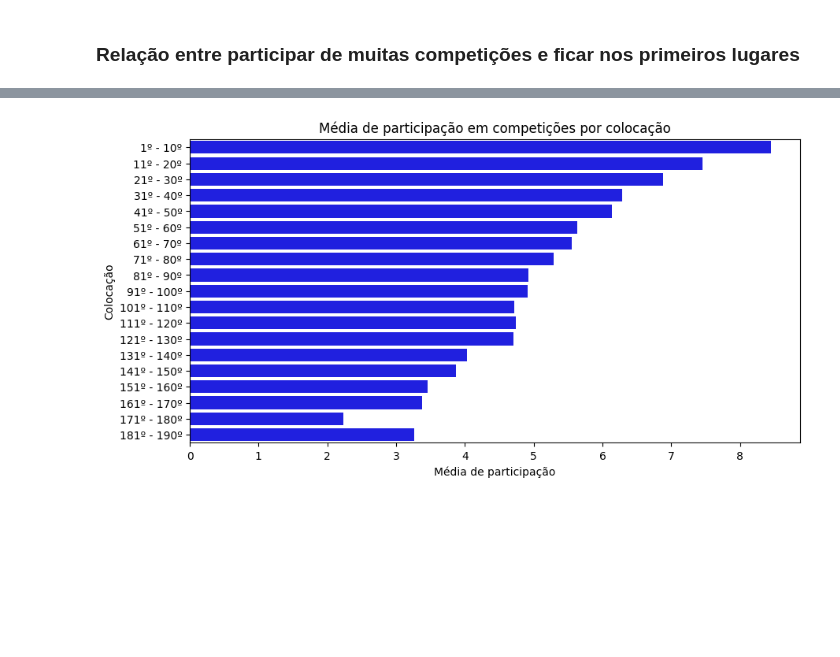
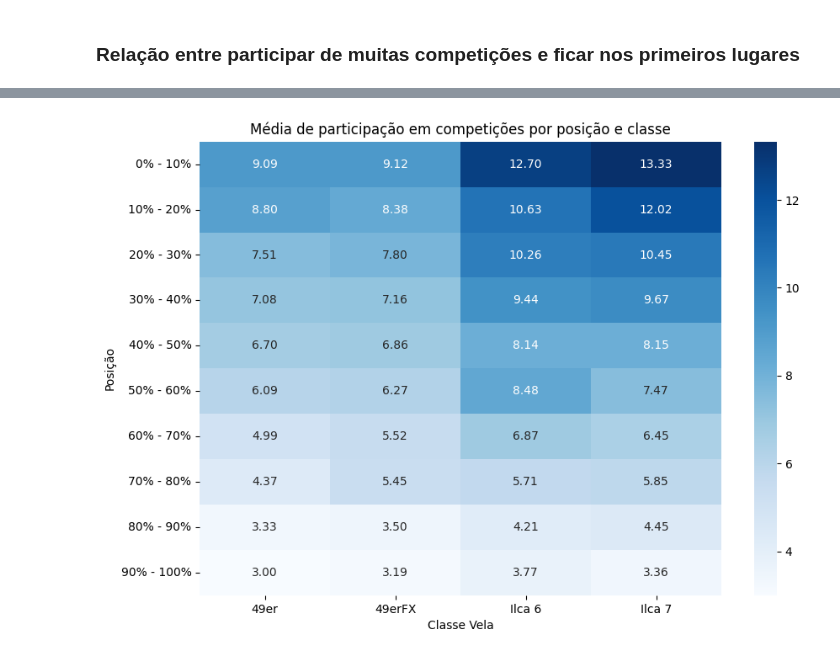
Before and after one commit to cristianolarrea/sailing-rankings, a Jupyter notebook: eda/eda.ipynb, the cells around one changed output, grey strips where cells are left out. Cells and saved outputs as stored; diff of their text form; code cells hidden in the pictures; blank space fills up the shorter version.

```diff
--- a/eda/eda.ipynb
+++ b/eda/eda.ipynb
@@ -745,10 +780,28 @@ Em média, os competidores que ficaram nos 10 primeiros lugares em cada competi
+# %%
+for i, row in competitor_pos_per_competition.iterrows():
+    classe = row['Classe Vela']
+    competitor = row['Nome Competidor']
+    competition = row['Nome Competição']
+    position = row['Posição Geral']
+    max_position_classe_competition = max_position[(classe, competition)]
+    percent_best = (position / max_position_classe_competition) * 100
+    competitor_pos_per_competition.loc[i, 'Percentual da posição'] = percent_best
 # %%
-media_participacao_colocados = {}
+media_participacao_colocados = {
+    'Ilca 6': {},
+    'Ilca 7': {},
+    '49er': {},
+    '49erFX': {}
+}
 
 print("Média de participação em competições:")
-for i in range(1, 190, 10):
-    media = competitor_pos_per_competition.query(f"`Posição Geral` >= {i} and `Posição Geral` < {i+10}")[["Nome Competidor", "Número de Competições"]].drop_duplicates()["Número de Competições"].mean()
-    print(f"{i} - {i+9}: {media}")
-    media_participacao_colocados[f"{i}º - {i+9}º"] = media
+for j in ['Ilca 6', 'Ilca 7', '49er', '49erFX']:
+    print(f"\nClasse {j}")
+    for i in range(1, 100, 10):
+        flt = competitor_pos_per_competition['Classe Vela'] == j
+        # media = competitor_pos_per_competition[flt].query(f"`Média de Posição Percentual` >= {i} and `Média de Posição Percentual` < {i+10}")[["Nome Competidor", "Número de Competições"]].drop_duplicates()["Número de Competições"].mean()
+        media = competitor_pos_per_competition[flt].query(f"`Percentual da posição` >= {i} and `Percentual da posição` < {i+10}")[["Nome Competidor", "Número de Competições"]].drop_duplicates()["Número de Competições"].mean()
+        print(f"{i-1}% - {i+9}%: {media}")
+        media_participacao_colocados[j][f"{i-1}% - {i+9}%"] = media
 # %% [output]
 Média de participação em competições:
@@ -774,11 +824,16 @@ Média de participação em competições:
-# %%
-media_participacao_colocados = pd.DataFrame.from_dict(media_participacao_colocados, orient='index', columns=['Média de participação'])
-# %%
-plt.figure(figsize=(10,5))
-plt.title("Média de participação em competições por colocação")
-plt.ylabel('Colocação')
-plt.xlabel('Média de participação')
-sns.barplot(y=media_participacao_colocados.index, x=media_participacao_colocados['Média de participação'], color=)
-plt.show()
-# %% [output]
-[figure, removed]
+# %%
+media_participacao_colocados = pd.DataFrame(media_participacao_colocados, columns=['Ilca 6', 'Ilca 7', '49er', '49erFX'])
+
+# turn Ilca 6, Ilca 7, 49er and 49erFX into rows
+media_participacao_colocados = media_participacao_colocados.stack().reset_index()
+
+# rename columns
+media_participacao_colocados.columns = ['Posição', 'Classe Vela', 'Média de Participação']
+# %%
+# plot a heatmap with the data above
+plt.figure(figsize=(10,7))
+plt.title('Média de participação em competições por posição e classe')
+sns.heatmap(media_participacao_colocados.pivot(index='Posição', columns='Classe Vela', values='Média de Participação'), annot=True, fmt=".2f", cmap="Blues")
+plt.show()
+# %% [output]
+[figure, added]
```
Also changed, not shown: parts of 14 cells of this notebook.
